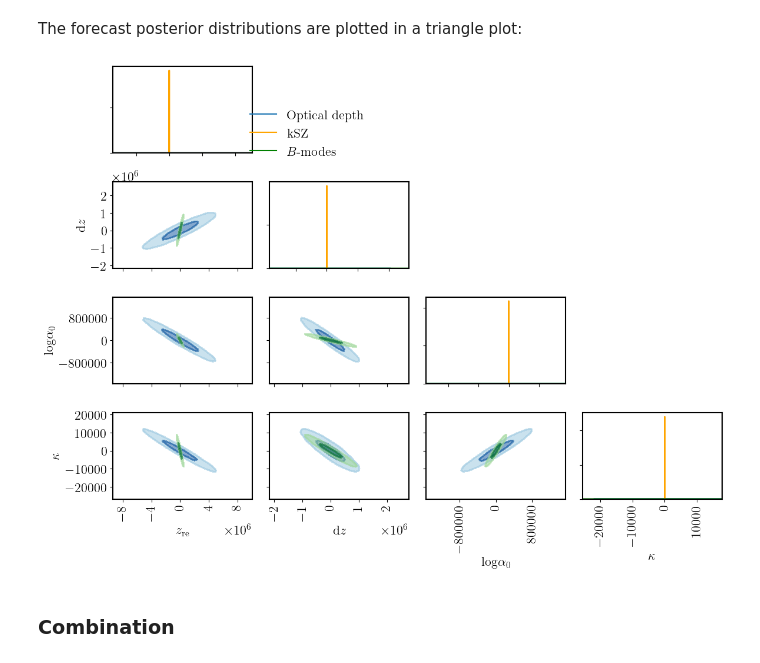
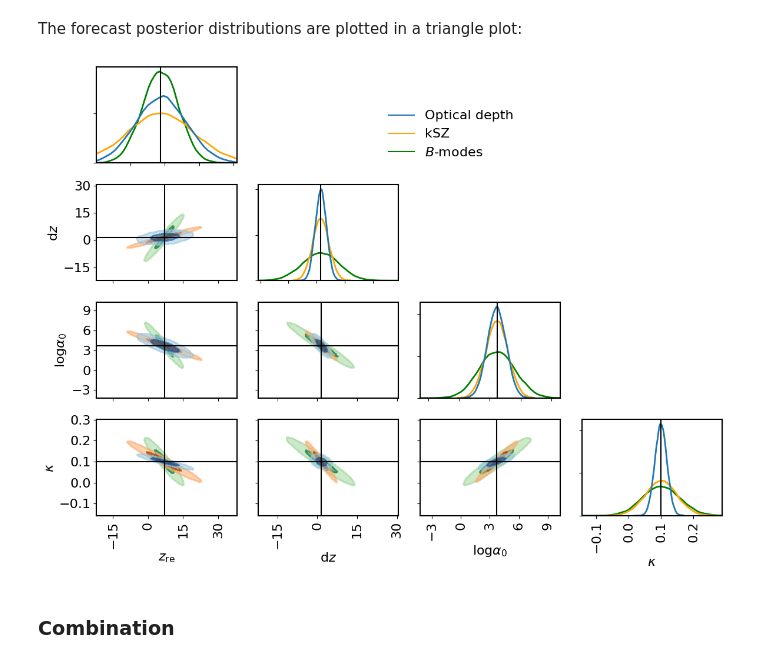
Before and after one commit to adeliegorce/preion, a Jupyter notebook: cross-correlations/With_Pee/forecast_autos/fisher.ipynb, the cells around one changed output. Cells and saved outputs as stored; diff of their text form; code cells hidden in the pictures.

```diff
--- a/cross-correlations/With_Pee/forecast_autos/fisher.ipynb
+++ b/cross-correlations/With_Pee/forecast_autos/fisher.ipynb
@@ -131,7 +145,7 @@ icov_bb = np.linalg.inv(cov_bb)
 fig, axes = plt.subplots(1, 3, figsize=(12, 4))
 for i, (icov, title, l) in enumerate(zip([icov_tau, icov_ksz, icov_bb],
                                      ['Optical depth', 'kSZ signal', r'$B$-modes'],
-                                     [ells, ells, low_ells])):
+                                     [ells_tau, ells_ksz, ells_bb])):
     norm = colors.LogNorm(np.diag(icov).min(), np.diag(icov).max())
     im = axes[i].imshow(icov, cmap='coolwarm', norm=norm,
                 extent=(l.min(), l.max(), l.max(), l.min()))
@@ -241,20 +259,20 @@ fig.tight_layout()
 # %%
-fig, axes = plt.subplots(1, 3, figsize=(12, 4), sharey=True)
+fig, axes = plt.subplots(1, 3, figsize=(12, 4))#, sharey=True)
 
 # tau
-axes[0].plot(ells, deriv_list[3][1]/tau_ps, ls='-', color='C0', lw=2.5, marker='o')
+axes[0].plot(ells_tau, deriv_list[3][1]/tau_data, ls='-', color='C0', lw=2.5, marker='o')
 axes[0].set_xlabel(r'Multipole $\ell$')
-axes[0].set_xlim(0, 10000)
+# axes[0].set_xlim(0, 10000)
 
 # ksz
-axes[1].plot(ells, deriv_list[3][0]/ksz_ps, lw=2.5, marker='o')
+axes[1].plot(ells_ksz, deriv_list[3][0]/ksz_data, lw=2.5, marker='o')
 axes[1].set_xlabel(r'Multipole $\ell$')
 # axes[1].set_ylim(0, 1)
 
 # B-modes
-axes[2].plot(low_ells, deriv_list[3][2]/total_bb, lw=2.5, marker='o')
+axes[2].plot(ells_bb, deriv_list[3][2]/bb_data, lw=2.5, marker='o')
 axes[2].set_xlabel(r'Multipole $\ell$')
-axes[2].set_xlim(30, low_ells.max())
+# axes[2].set_xlim(30, low_ells.max())
 
 axes[0].set_ylabel(r'd$\mathcal{D}_\ell/$d$\kappa$ [$\mu$K$^2$]')
 for i, (letter, title) in enumerate(zip(['a', 'b', 'c'],
@@ -287,12 +307,13 @@ fig, axes = plt.subplots(1, 4, figsize=(15, 4))
 
 for j, name in enumerate(theta_labels):
 
-    for i, (deriv, color, obs, ref) in enumerate(zip(
+    for i, (deriv, color, obs, ref, ls) in enumerate(zip(
             deriv_list[j],
             ['orange', 'C0', 'green'],
             ['kSZ', r'Optical depth', r'$B$-modes'],
-            [ksz_ps, tau_ps, total_bb])):
-        axes[j].plot(ells, deriv, color=color, label=obs, lw=2.)
+            [ksz_data, tau_data, bb_data],
+            [ells[1], ells[0], ells[2]])):
+        axes[j].plot(ls, deriv, color=color, label=obs, lw=2.)
     axes[j].set_title(name)
     axes[j].set_xlabel(r'Multipole $\ell$')
 axes[0].set_ylabel(r'd$\mathcal{D}_\ell/$d$\theta$ [$\mu$K$^2$]')
@@ -309,17 +330,18 @@ Applying the equations above giving the Fisher matrix in terms of the derivative
 # %%
 # fisher
 fishcov_list = []
+fishmat_list = []
 fig, axes = plt.subplots(1, 3, figsize=(15, 5))
 fig2, axes2 = plt.subplots(1, 3, figsize=(15, 5))
 
-for io, obs in enumerate(['kSZ', 'tau', 'BB']):
+for io, obs in enumerate(['kSZ', r'$\tau\tau$', 'BB']):
     fishmat = np.zeros((len(theta_true), len(theta_true)))
     for i, deriv in enumerate([d[io] for d in deriv_list]):
         for j, deriv2 in enumerate([d[io] for d in deriv_list]):
             fishmat[i, j] = np.transpose(deriv).dot(icov_list[io]).dot(deriv2)
-
+    fishmat_list.append(fishmat)
     fishcov = np.linalg.inv(fishmat)
-    assert np.allclose(np.dot(fishmat, fishcov), np.eye(len(theta_true)))
+    assert np.allclose(np.dot(fishmat, fishcov), np.eye(len(theta_true)), atol=1e-6)
     fishcov_list.append(fishcov)
 
     # figures
@@ -355,39 +389,43 @@ data_bb = np.random.multivariate_normal(theta_true, fishcov_list[2], size=nsampl
 # %% [markdown]
 The forecast posterior distributions are plotted in a triangle plot:
 # %%
-# bounds = [(0, 50), (0, 15), (0, 10), (0, 0.3)]
+bounds = [(0, 50), (0, 15), (0, 10), (0, 0.3)]
 zorders = [0, 1, 2, 3]
 fig, axes = plt.subplots(4, 4, figsize=(12, 9))
 triangleme.corner(data_tau,
                   labels=theta_labels,
                   sigmas=[1, 2], plot_datapoints=False,
                   cmap='Blues', color='C0', lw=2., smooth=1., alpha=.5,
-                  # extents=bounds,
-                  zorder=zorders[0],truth_color='k',
+                #   extents=bounds,
+                  truths=theta_true,
+                  zorder=zorders[2],truth_color='k',
                   fig=fig)
+
 triangleme.corner(data_ksz, #corrcoef=True,
                   sigmas=[1, 2], plot_datapoints=False,
                   cmap='Oranges', color='orange', lw=2., smooth=1., alpha=.5,
-                  # extents=bounds,
+                #   extents=bounds,
+                  labels=theta_labels,
                   zorder=zorders[1],
                   fig=fig)
+
 triangleme.corner(data_bb,
                   labels=theta_labels,
                   sigmas=[1, 2], plot_datapoints=False,
                   cmap='Greens', color='green', lw=2., smooth=1., alpha=.5,
                   # extents=bounds,
-                  zorder=zorders[2],
+                  zorder=zorders[0],
                   fig=fig)
 plt.plot([], [], color='C0', label='Optical depth')
 plt.plot([], [], color='orange', label='kSZ')
 plt.plot([], [], color='green', label=r'$B$-modes')
 # plt.plot([], [], color='k', label=r'All')
-fig.legend(loc=(0.3, 0.8), frameon=False)
+fig.legend(loc=(0.5, 0.8), frameon=False)
 
 fig.tight_layout()
 # fig.savefig('figures/fisher_forecast_comparison_ideal.pdf', dpi=200)
 # %% [output]
-[figure, old version]
+[figure, new version]
 # %% [markdown]
 ### Combination
 # %%
```
Also changed, not shown: parts of 31 cells of this notebook.
